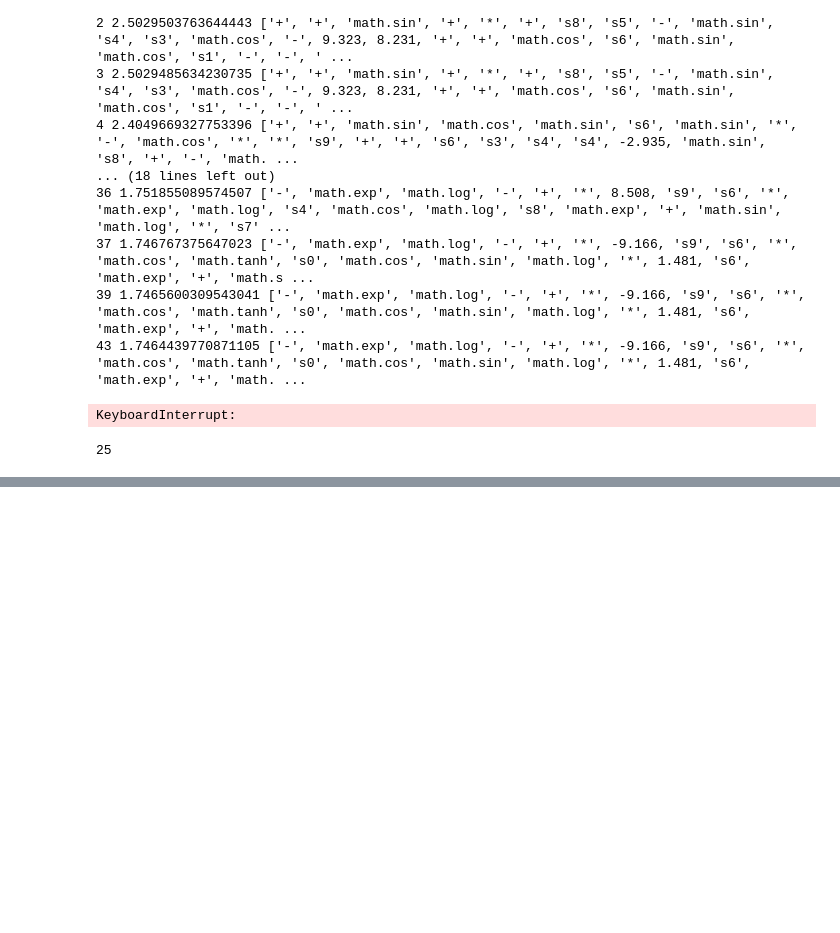
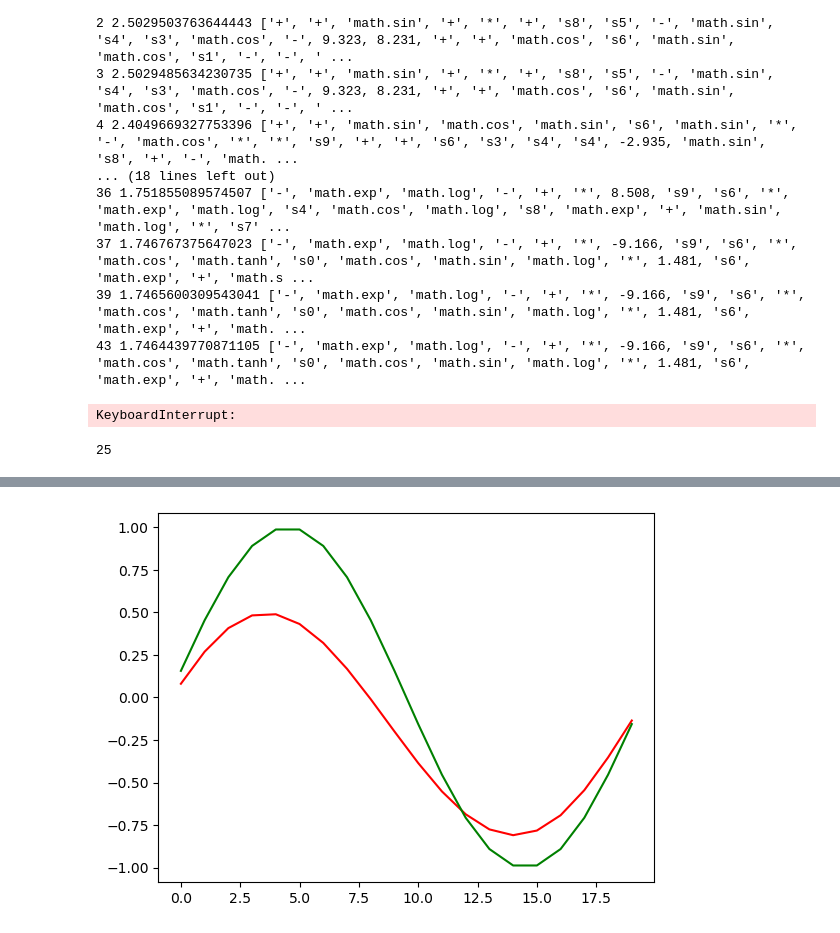
Before and after one commit to retter-berkeley/MLC_PDE, a Jupyter notebook: PDE_MLC.ipynb, the cells around one changed output, grey strips where cells are left out. Cells and saved outputs as stored; diff of their text form; code cells hidden in the pictures; blank space fills up the shorter version.

```diff
--- a/PDE_MLC.ipynb
+++ b/PDE_MLC.ipynb
@@ -1392,0 +1410,98 @@ while (minJ>1. and m<maxi):
+# %%
+from pde import DiffusionPDE, ScalarField, UnitGrid
+import matplotlib.pyplot as plt
+
+grid = pde.CartesianGrid([[0, 1], [0, 1]], [20, 20], periodic=[False, True])
+state = ScalarField.random_uniform(grid, 0.0, 0.2)
+bc_y_left={"value": 0}
+bc_y_right={"value": 0}
+bc_x=[bc_y_left, bc_y_right]
+bc_y="periodic"
+#bc_x="periodic"
+eq = DiffusionPDE(diffusivity=.1, bc=[bc_x, bc_y])
+solver=pde.ExplicitSolver(eq, scheme="euler", adaptive = True)
+#result = eq.solve(state, t_range=dt, adaptive=True, tracker=None)
+stepper=solver.make_stepper(state, dt=1e-3)
+best=['-', '-', '-', 'math.tanh', '+', '+', 'math.cos', 'math.tanh', '-', 's21', 's4', 'math.sin', 's6', '*', '+', '-', '-', '-', 'math.tanh', 's1', 'math.exp', '+', 'math.tanh', 'math.exp', 'math.sin', 'math.sin', 'math.log', 'math.log', 'math.log', 's6', 'math.log', 's21', '+', '-', 'math.log', '-', 'math.tanh', 's17', 's21', 'math.sin', '*', 's21', 's8', 'math.exp', 's10', '+', '-', 'math.log', 'math.tanh', '-', 's21', 's4', 'math.sin', 'math.sin', 'math.log', '-', 'math.log', 'math.tanh', '-', 's21', 's4', 'math.sin', 's18', 'math.exp', 's21', 's3', '*', 's21', 's21', 's20', '+', '-', 'math.log', 'math.tanh', '-', 's21', 's4', 'math.sin', 'math.sin', 'math.log', 'math.log', 'math.log', 's6', 'math.exp', '-', 's21', 's4', '+', '-', 'math.log', 'math.tanh', '-', 's21', 's4', 'math.sin', 'math.sin', 'math.log', 'math.log', 'math.log', 's6', 'math.exp', 's10']
+
+left_bound=np.full(len(grid.axes_coords[1]), grid.axes_bounds[0][0].item())  #
+left_bound=np.vstack((left_bound, grid.axes_coords[1]))
+right_bound=np.full(len(grid.axes_coords[1]), grid.axes_bounds[0][1].item())#
+right_bound=np.vstack((right_bound, grid.axes_coords[1]))
+
+# bottom_bound=grid.axes_coords[0]
+# bottom_bound=np.vstack((bottom_bound, np.full(len(bottom_bound), grid.axes_bounds[1][0].item())))
+# top_bound=grid.axes_coords[0]
+# top_bound=np.vstack((top_bound, np.full(len(top_bound), grid.axes_bounds[1][1].item())))
+
+# #initialize arrays to hold control inputs along each boundary
+left_control=np.zeros(grid.shape[1])
+right_control=np.zeros(grid.shape[1])
+dt=0.1
+
+Num_sens=grid.shape[0]
+Ns=2+Num_sens
+t_current=0
+for i in range(250):
+    control_name=best
+    #need to replace each "sensor" value with updated observation
+    #will need to also replace x and y values for controller locations, which result in a vector of results
+    #one element per controller
+    #probably have each controller operate across several cells
+    #best to just make an array of control inputs here or in gym and then push to py-pde boundary as value
+    s=state.data[9,:] #change to implemetn state if gym
+    #to make control/boundary array, first update algorthim variables with sensor values (1:n-2 variables)
+    for j in range(Num_sens):
+        obs_name='s'+str(j)
+        control_name=[s[j].item() if c==obs_name else c for c in control_name]
+    #assign values to boundary controls.
+    #this implementation ASSUMES square grid.
+    #if rectangular need to break into iterating over left/right and top/bottom
+    for j in range(grid.shape[0]):
+        #left bound
+        holder_left=copy.copy(control_name)
+        holder_right=copy.copy(control_name)
+        # holder_top=copy.copy(control_name)
+        # holder_bottom=copy.copy(control_name)
+        for l in range(Num_sens, Ns):
+            obs_name='s'+str(l)
+            holder_left=[left_bound[l-Num_sens,j].item() if c==obs_name else c for c in holder_left]
+            holder_right=[right_bound[l-Num_sens,j].item() if c==obs_name else c for c in holder_right]
+            # holder_bottom=[bottom_bound[l-Num_sens,j].item() if c==obs_name else c for c in holder_bottom]
+            # holder_top=[top_bound[l-Num_sens,j].item() if c==obs_name else c for c in holder_top]
+        k,dummy=gp.evaluate(holder_left)
+        #k=10.*k
+        if k>50:  k=50.0
+        elif k<-50:  k=-50.0
+        left_control[j]=k
+
+        kr,dummy=gp.evaluate(holder_right)
+        if kr>50:  kr=50.0
+        elif kr<-50:  kr=-50.0
+        right_control[j]=kr
+
+    #bc_x=[bc_x_left, bc_x_right]
+
+
+    #implement.state.data[:,1]=left_control #uncomment for gym
+    state.data[1,:]=left_control #coordinates will be 1*dx off, so not "leaerning" exact physics
+    #state.data[18,:]=right_control
+    start=time.time()
+
+    t_current=stepper(state, t_current, t_current+dt)
+
+    t_check=time.time()-start
+    result=state
+
+print(state.data[9,:])
+target = 1.*np.sin(2*grid.axes_coords[1]*3.14159265)
+print(target)
+reward=(state.data[9,:]-target)**2
+print(state.data[9,:]-target)
+print(math.sqrt(np.sum(np.sum(reward))))
+
+plt.plot(10.*state.data[9,:]-0.4, 'r') # plotting t, a separately
+#plt.plot(state.data[:,9], 'b') # plotting t, b separately
+plt.plot(target, 'g') # plotting t, c separately
+plt.show()
+# %% [output]
@@ -1392,0 +1521 @@ while (minJ>1. and m<maxi):
+[figure, added]
```
Also changed, not shown: parts of 3 cells of this notebook, 1 other file.
